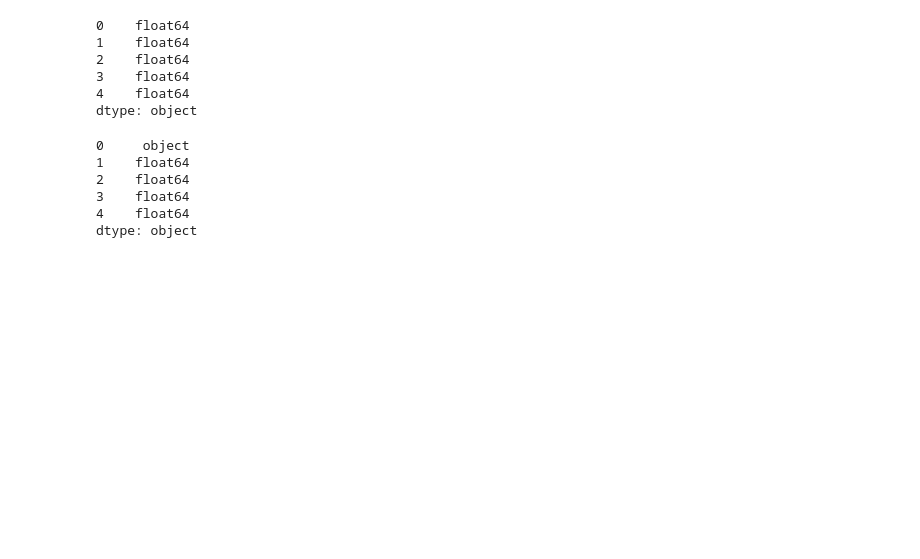
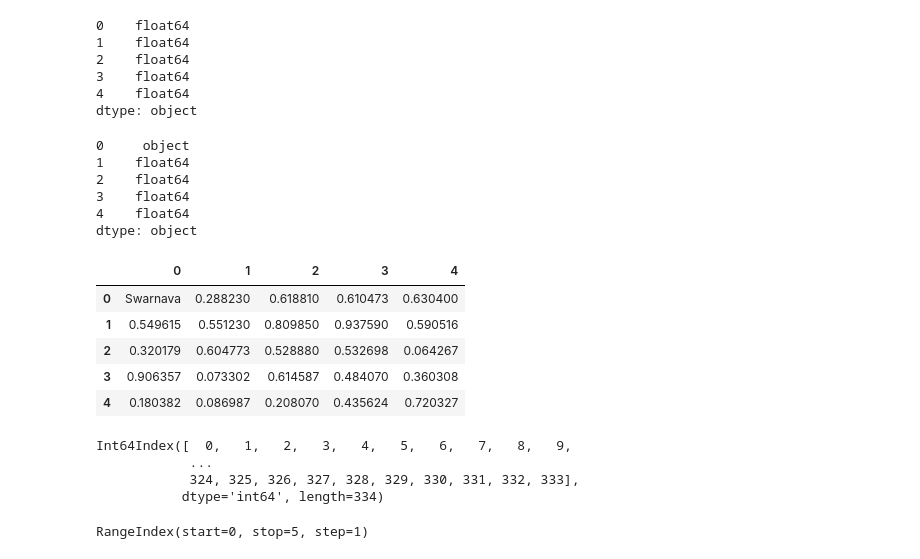
Before and after one commit to H3K4R/Pandas-tutorial, a Jupyter notebook: Pandas.ipynb, the cells around one changed output. Saved outputs shown, nothing was run; the diff lists cells and outputs as text; code cells hidden in the pictures; blank space fills up the shorter version.

```diff
--- a/Pandas.ipynb
+++ b/Pandas.ipynb
@@ -197,3 +197,23 @@ newdf.dtypes
 3    float64
 4    float64
 dtype: object
+# %%
+newdf.head()
+# %% [output]
+|  | 0 | 1 | 2 | 3 | 4 |
+| 0 | Swarnava | 0.288230 | 0.618810 | 0.610473 | 0.630400 |
+| 1 | 0.549615 | 0.551230 | 0.809850 | 0.937590 | 0.590516 |
+| 2 | 0.320179 | 0.604773 | 0.528880 | 0.532698 | 0.064267 |
+| 3 | 0.906357 | 0.073302 | 0.614587 | 0.484070 | 0.360308 |
+| 4 | 0.180382 | 0.086987 | 0.208070 | 0.435624 | 0.720327 |
+# %%
+newdf.index
+# %% [output]
+Int64Index([  0,   1,   2,   3,   4,   5,   6,   7,   8,   9,
+            ...
+            324, 325, 326, 327, 328, 329, 330, 331, 332, 333],
+           dtype='int64', length=334)
+# %%
+newdf.columns
+# %% [output]
+RangeIndex(start=0, stop=5, step=1)
```
Also changed, not shown: parts of 8 cells of this notebook.
